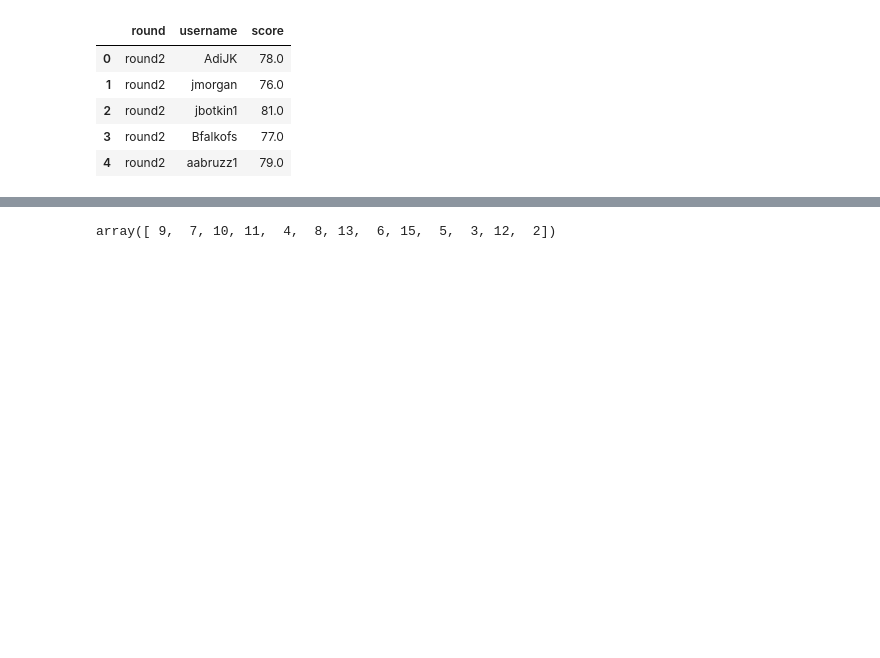
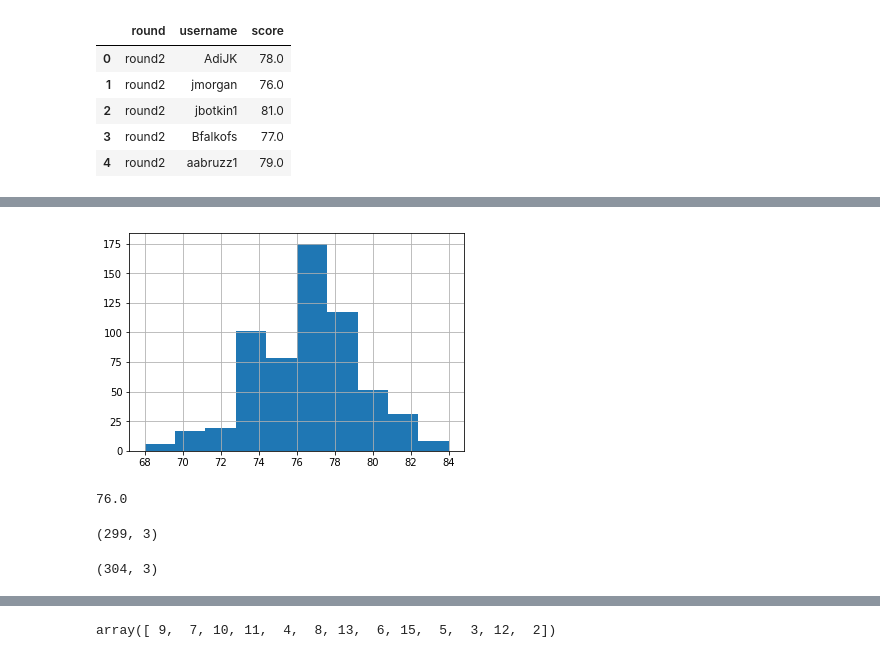
Before and after one commit to gnaven/ArgumentBERT, a Jupyter notebook: Transcripts_Scores.ipynb, the cells around one changed output, grey strips where cells are left out. Saved outputs shown, nothing was run; the diff lists cells and outputs as text; code cells hidden in the pictures; blank space fills up the shorter version.

```diff
--- a/Transcripts_Scores.ipynb
+++ b/Transcripts_Scores.ipynb
@@ -30,0 +51,17 @@ df_tour.head()
+# %%
+df_tour['score'].hist()
+plt.show()
+# %% [output]
+[figure, added]
+# %%
+df_tour['score'].median()
+# %% [output]
+76.0
+# %%
+df_tour[df_tour['score']>76].shape
+# %% [output]
+(299, 3)
+# %%
+df_tour[df_tour['score']<=76].shape
+# %% [output]
+(304, 3)
```
Also changed, not shown: parts of 55 cells of this notebook, 4 other files.
